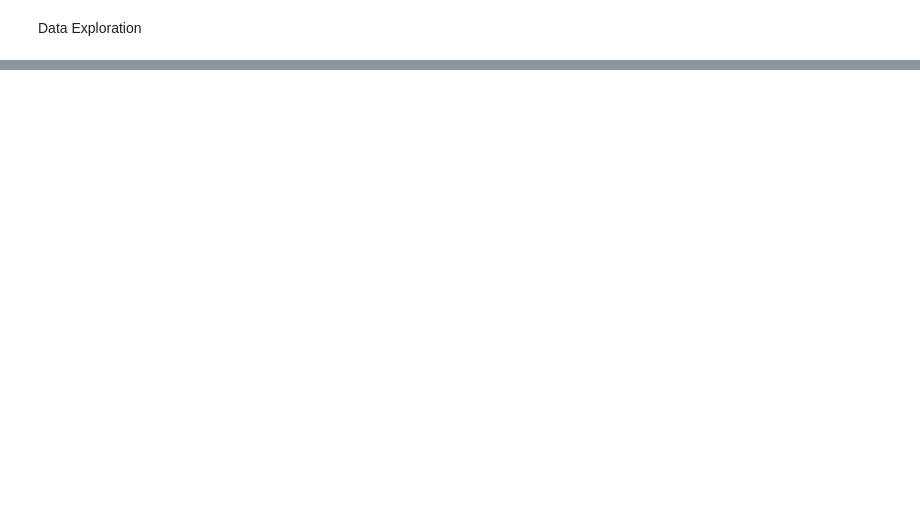
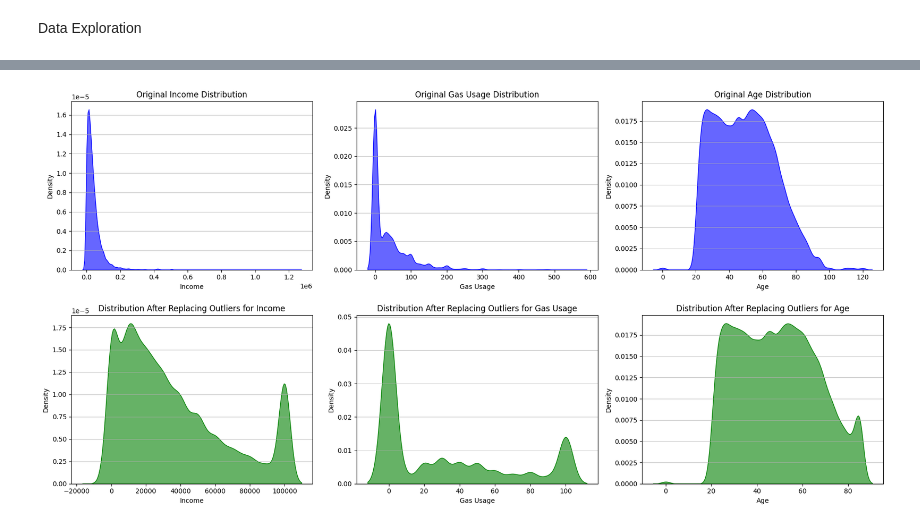
Before and after one commit to Barb02/IDS_project, a Jupyter notebook: customer.ipynb, the cells around one changed output, grey strips where cells are left out. Saved outputs shown, nothing was run; the diff lists cells and outputs as text; code cells hidden in the pictures; blank space fills up the shorter version.

```diff
--- a/customer.ipynb
+++ b/customer.ipynb
@@ -134,0 +140,60 @@ memory usage: 8.2+ MB
+# %%
+plt.figure(figsize=(18, 9))
+
+# Subplot 1: Original Income Distribution
+plt.subplot(2, 3, 1)
+sns.kdeplot(df['income'], fill=True, color='blue', alpha=0.6)
+plt.title('Original Income Distribution')
+plt.xlabel('Income')
+plt.ylabel('Density')
+plt.grid(axis='y', alpha=0.75)
+
+# Subplot 2: Original Gas Usage Distribution
+plt.subplot(2, 3, 2)
+sns.kdeplot(df['gas_usage'], fill=True, color='blue', alpha=0.6)
+plt.title('Original Gas Usage Distribution')
+plt.xlabel('Gas Usage')
+plt.ylabel('Density')
+plt.grid(axis='y', alpha=0.75)
+
+# Subplot 3: Original Age Distribution
+plt.subplot(2, 3, 3)
+sns.kdeplot(df['age'], fill=True, color='blue', alpha=0.6)
+plt.title('Original Age Distribution')
+plt.xlabel('Age')
+plt.ylabel('Density')
+plt.grid(axis='y', alpha=0.75)
+
+# Replace outliers for income, age, and gas usage
+df['income'] = df['income'].where(df['income'] <= 0.1 * 10**6, 0.1 * 10**6)
+df['age'] = df['age'].where(df['age'] <= 85, 85)
+df['gas_usage'] = df['gas_usage'].where(df['gas_usage'] <= 100, 100)
+
+# Subplot 4: Distribution After Replacing Outliers for Income
+plt.subplot(2, 3, 4)
+sns.kdeplot(df['income'], fill=True, color='green', alpha=0.6)
+plt.title('Distribution After Replacing Outliers for Income')
+plt.xlabel('Income')
+plt.ylabel('Density')
+plt.grid(axis='y', alpha=0.75)
+
+# Subplot 5: Distribution After Replacing Outliers for Gas Usage
+plt.subplot(2, 3, 5)
+sns.kdeplot(df['gas_usage'], fill=True, color='green', alpha=0.6)
+plt.title('Distribution After Replacing Outliers for Gas Usage')
+plt.xlabel('Gas Usage')
+plt.ylabel('Density')
+plt.grid(axis='y', alpha=0.75)
+
+# Subplot 4«6: Distribution After Replacing Outliers for Age
+plt.subplot(2, 3, 6)
+sns.kdeplot(df['age'], fill=True, color='green', alpha=0.6)
+plt.title('Distribution After Replacing Outliers for Age')
+plt.xlabel('Age')
+plt.ylabel('Density')
+plt.grid(axis='y', alpha=0.75)
+
+plt.tight_layout()
+plt.show()
+# %% [output]
+[figure, added]
```
Also changed, not shown: parts of 20 cells of this notebook.
